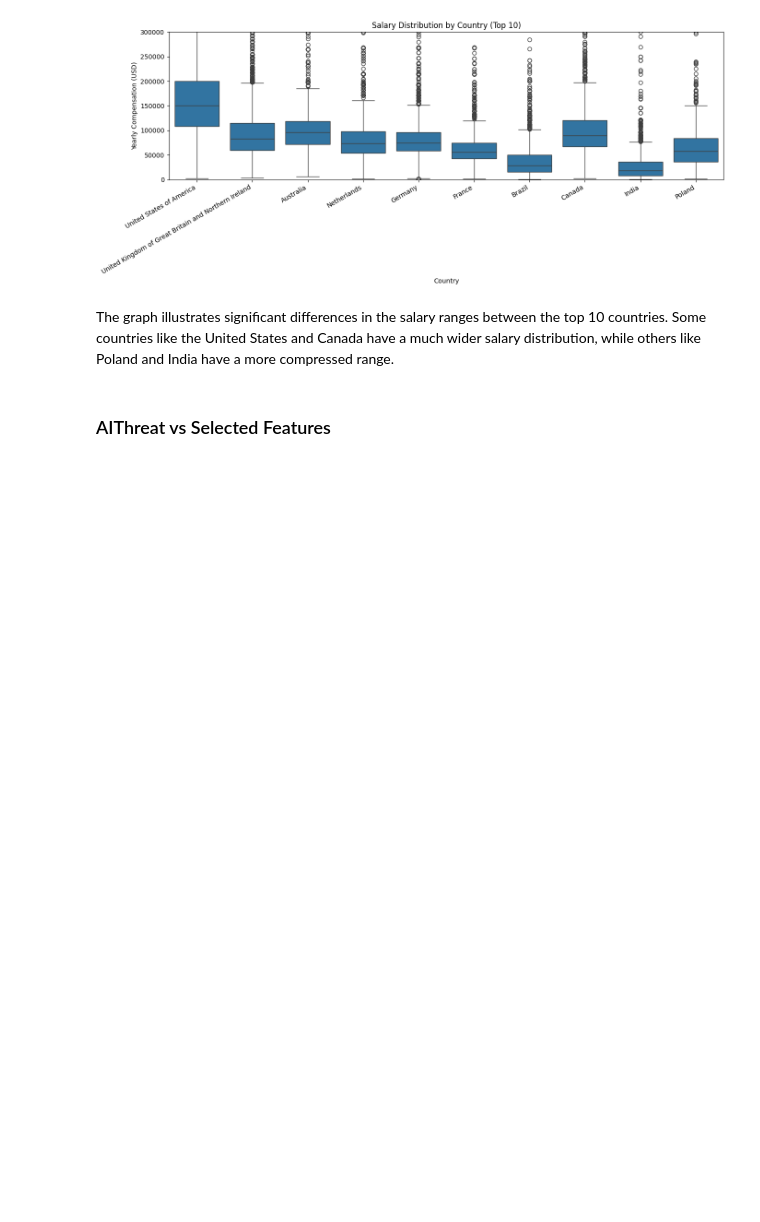
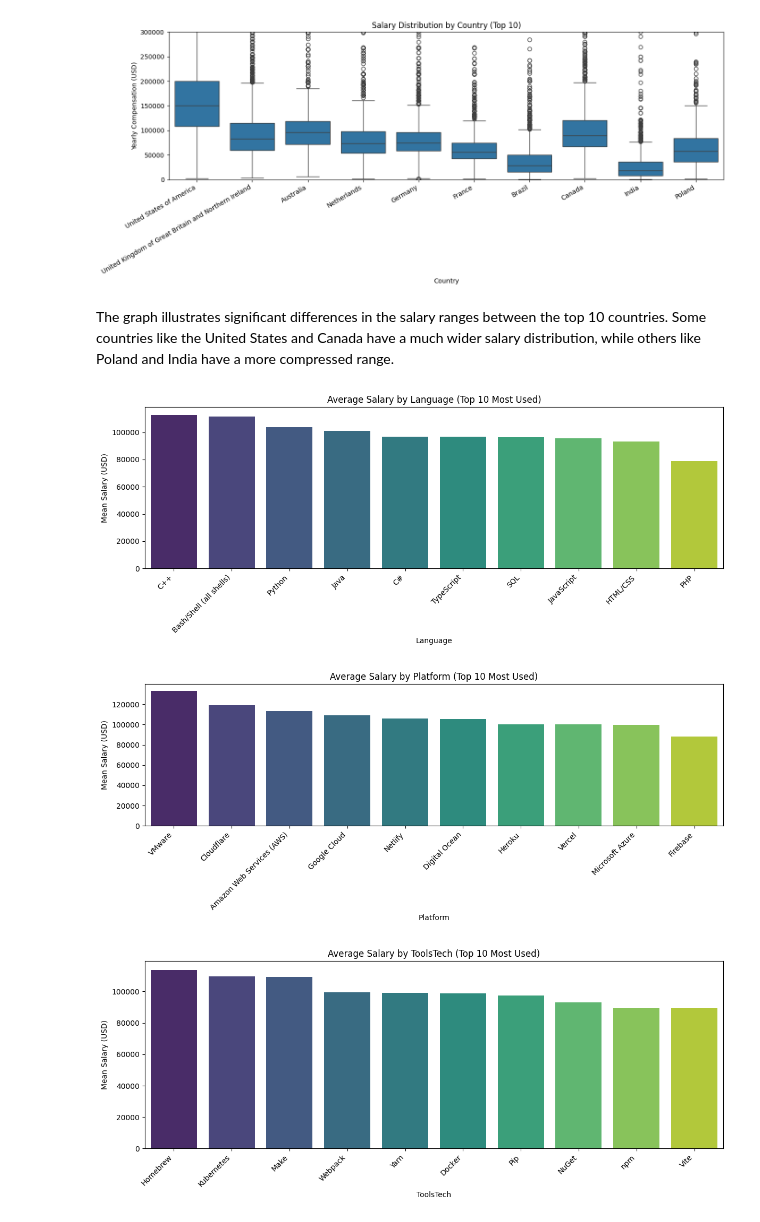
Before and after one commit to Owiti-Charles/Developers-Salary-Predictor, a Jupyter notebook: notebook.ipynb, the cells around one changed output. Saved outputs shown, nothing was run; the diff lists cells and outputs as text; code cells hidden in the pictures; blank space fills up the shorter version.

```diff
--- a/notebook.ipynb
+++ b/notebook.ipynb
@@ -408,5 +420,43 @@ plt.show()
 [figure]
 # %% [markdown]
 The graph illustrates significant differences in the salary ranges between the top 10 countries. Some countries like the United States and Canada have a much wider salary distribution, while others like Poland and India have a more compressed range.
-# %% [markdown]
-### AIThreat vs Selected Features
+# %%
+# Columns with multiple selections
+tech_columns = ['LanguageHaveWorkedWith', 'PlatformHaveWorkedWith', 'ToolsTechHaveWorkedWith']
+
+for col in tech_columns:
+    # Filter out missing entries
+    tech_df = df[df[col].notna()].copy()
+    tech_df = tech_df[tech_df[col] != 'Missing']
+
+    # Split and explode
+    tech_df[col] = tech_df[col].str.split(';')
+    tech_df = tech_df.explode(col)
+    tech_df[col] = tech_df[col].str.strip()
+
+    # Remove 'Missing' after explode just in case
+    tech_df = tech_df[tech_df[col] != 'Missing']
+
+    # Group and compute mean salary + count
+    salary_by_tech = (
+        tech_df.groupby(col)['ConvertedCompYearly']
+        .agg(mean_salary='mean', count='count')
+        .sort_values(by='count', ascending=False)
+        .head(10)
+        .sort_values(by='mean_salary', ascending=False)  # sort top 10 by salary
+        .reset_index()
+    )
+
+    # Plot
+    plt.figure(figsize=(12, 5))
+    sns.barplot(data=salary_by_tech, x=col, y='mean_salary', palette='viridis')
+    plt.title(f"Average Salary by {col.replace('HaveWorkedWith', '')} (Top 10 Most Used)")
+    plt.ylabel("Mean Salary (USD)")
+    plt.xlabel(col.replace('HaveWorkedWith', ''))
+    plt.xticks(rotation=45, ha='right')
+    plt.tight_layout()
+    plt.show()
+# %% [output]
+[figure, added]
+[figure, added]
+[figure, added]
```
Also changed, not shown: parts of 85 cells of this notebook.
